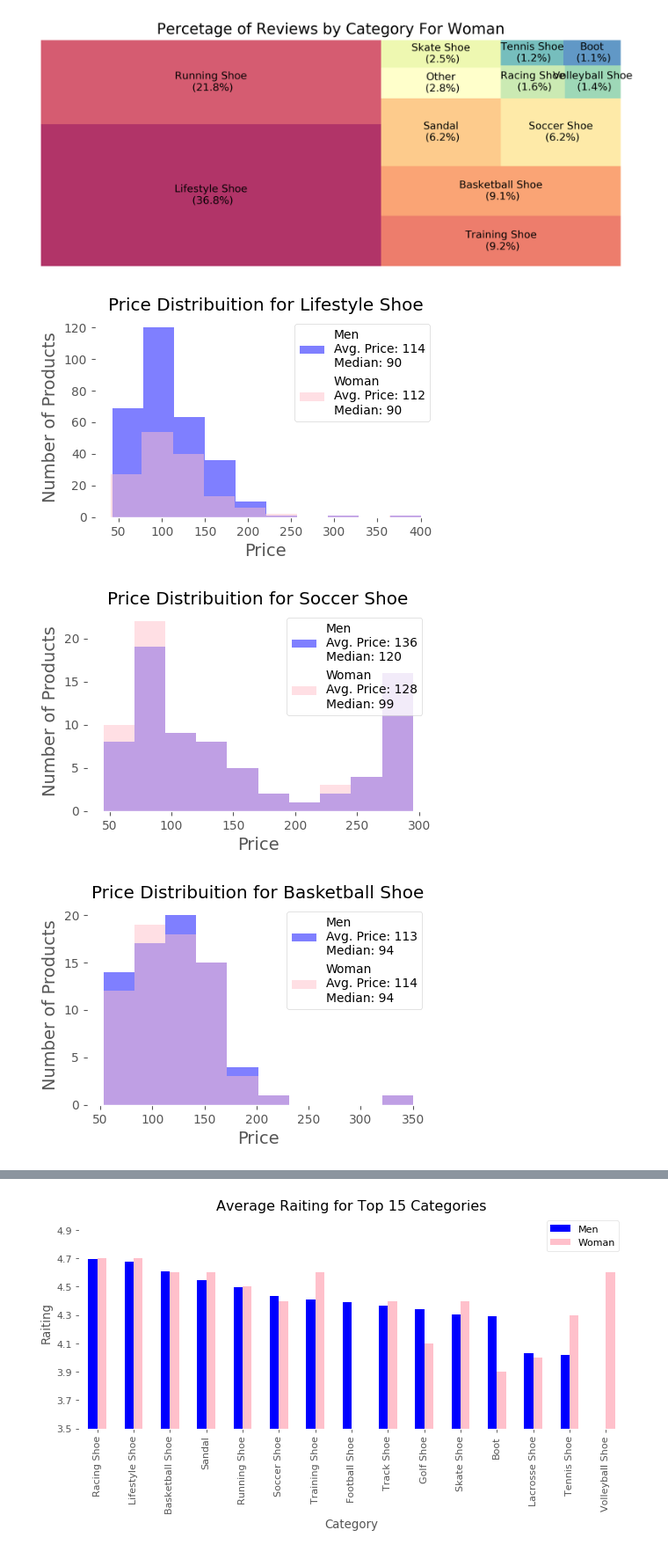
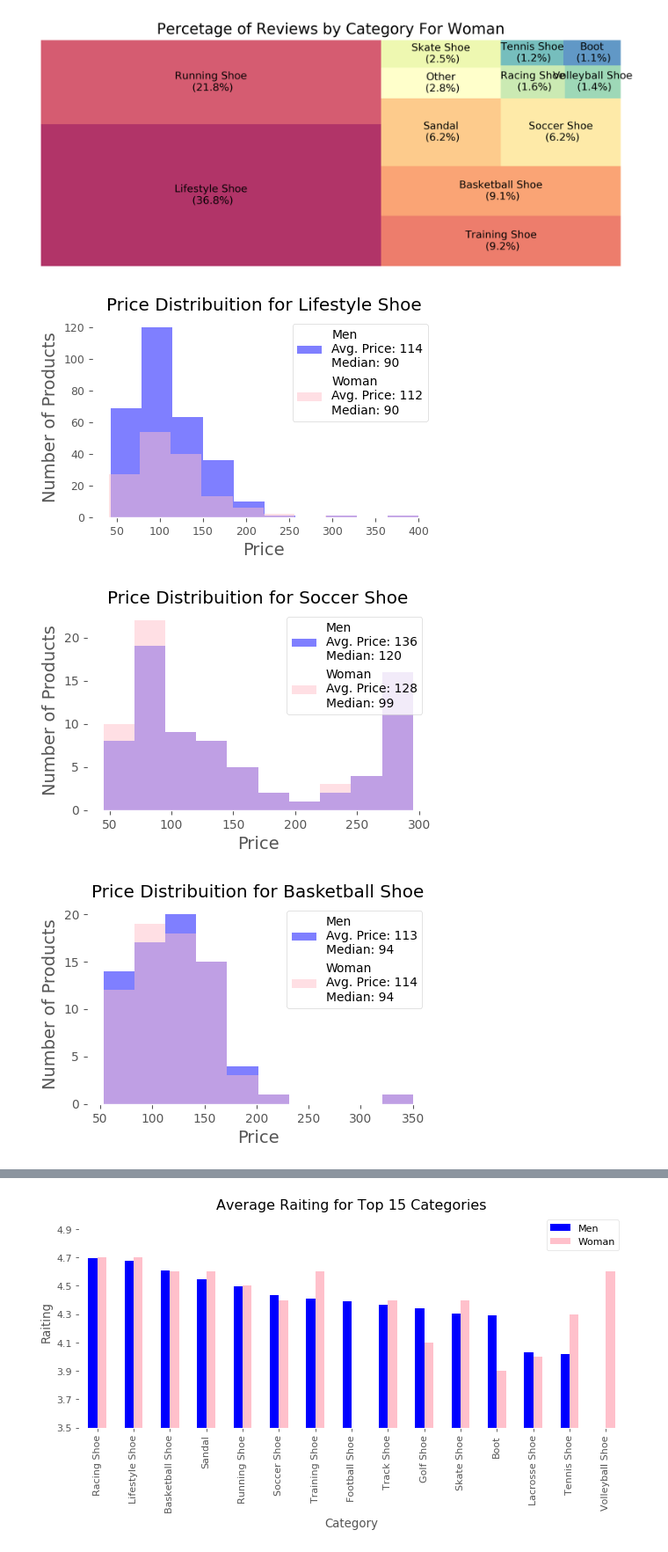
Before and after one commit to DanEllen/Nike-Shoes-Web-Scrape-and-Analysis, a Jupyter notebook: Data Analysis.ipynb, the cells around one changed output, grey strips where cells are left out. Shown at 88% size. Saved outputs shown, nothing was run; the diff lists cells and outputs as text; code cells hidden in the pictures.

```diff
--- a/Data Analysis.ipynb
+++ b/Data Analysis.ipynb
@@ -367,30 +376,31 @@ df_woman = df_woman.groupby('category').sum().reset_index()
 # %%
 # 3. Histograms of prices by top categories overlapping gender per histogram.
 
 categories = ['Lifestyle Shoe', 'Soccer Shoe', 'Basketball Shoe', 'Running Shoe','Training Shoe', 'Skate Shoe',
-              'Baseball Shoe', 'Custom Shoe']
+              'Baseball Shoe', 'Custom Shoe', 'Sandal']
 
 for category in categories:
     # Organizing the data
     df1 = df[(df['gender']=='men') & (df['category']==category)].groupby('id_')['price'].mean()
     avg_price_men = str(round(df[(df['gender']=='men') & (df['category']==category)]['price'].mean()))
     median_price_men = str(round(df[(df['gender']=='men') & (df['category']==category)]['price'].median()))
     df2 = df[(df['gender']=='woman') & (df['category']==category)].groupby('id_')['price'].mean()
     avg_price_woman = str(round(df[(df['gender']=='woman') & (df['category']==category)]['price'].mean()))
     median_price_woman = str(round(df[(df['gender']=='woman') & (df['category']==category)]['price'].median()))
 
     # Plotting
     fig, ax = plt.subplots(figsize=(5,3), dpi= 100)
+    plt.rcParams['font.size'] = 10
     plt.hist(df1, alpha=0.5, label="Men\nAvg. Price: "+avg_price_men+"\nMedian: "+median_price_men, color= 'blue')
     plt.hist(df2, alpha=0.5, label="Woman\nAvg. Price: "+avg_price_woman+"\nMedian: "+median_price_woman, color= 'pink')
     ax.set_facecolor("white")
     plt.xlabel("Price", size=14)
     plt.ylabel("Number of Products", size=14)
     plt.title("Price Distribuition for " + category)
     plt.legend(loc='upper right', facecolor='white')
     plt.savefig('hist_prices_'+category+'.png', dpi= 200, bbox_inches = 'tight')
 # %% [output]
-[figure, old version]
+[figure, new version]
 [figure]
 [figure]
 [figure]
```
Also changed, not shown: parts of 9 cells of this notebook, 11 other files.
